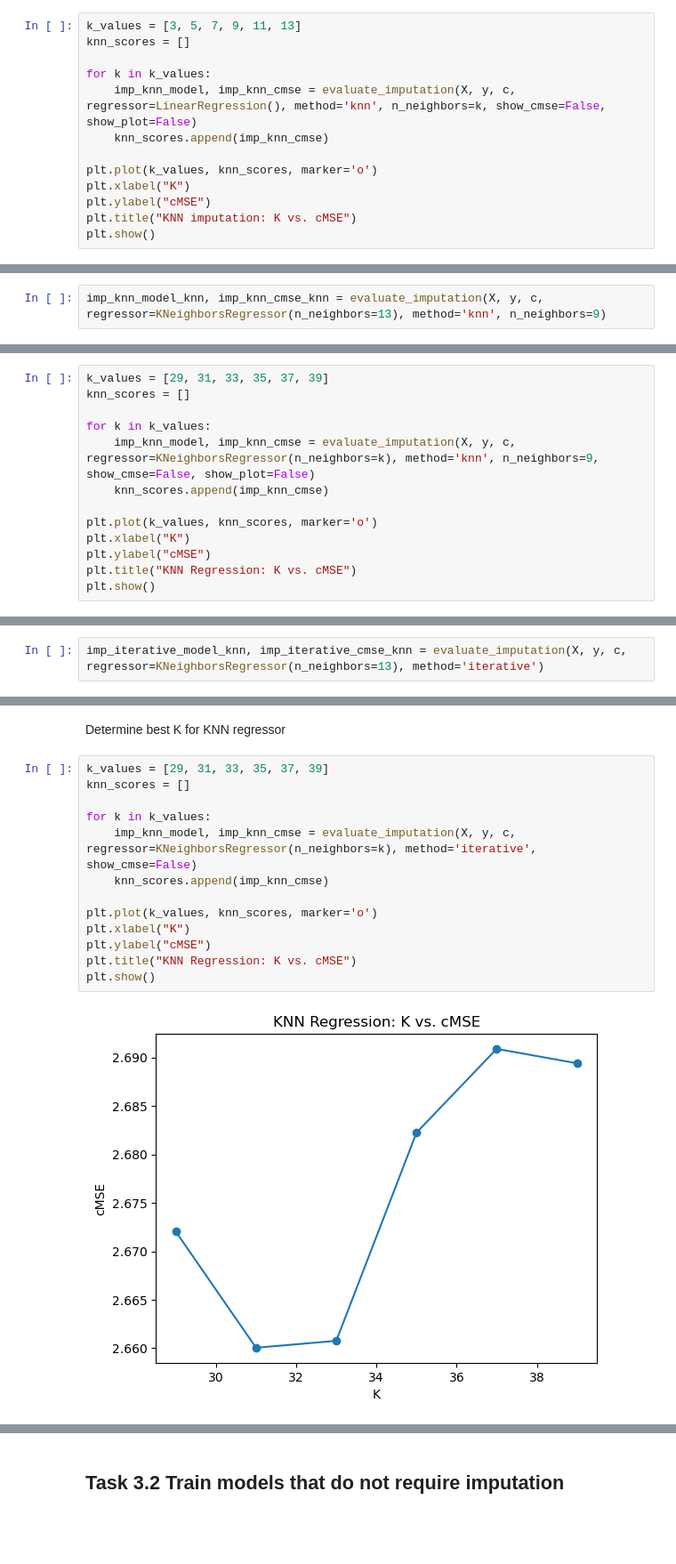
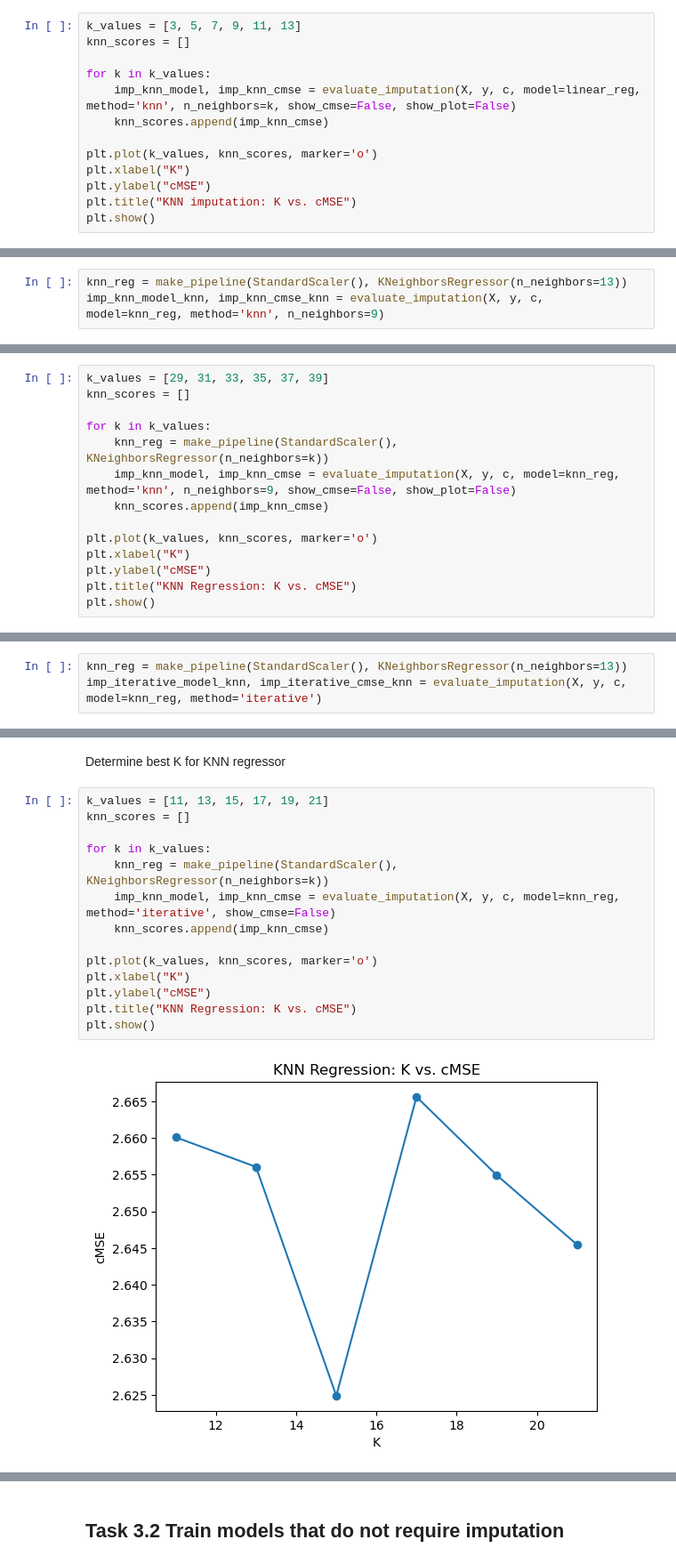
Before and after one commit to RenatoViola/AA_Assignment_2, a Jupyter notebook: Code/task_3.ipynb, the cells around one changed output, grey strips where cells are left out. Shown at 89% size. Drawn from its saved outputs; the diff is of its cells as text; blank space fills up the shorter version.

```diff
--- a/Code/task_3.ipynb
+++ b/Code/task_3.ipynb
@@ -236,7 +241,7 @@ k_values = [3, 5, 7, 9, 11, 13]
 knn_scores = []
 
 for k in k_values:
-    imp_knn_model, imp_knn_cmse = evaluate_imputation(X, y, c, regressor=LinearRegression(), method='knn', n_neighbors=k, show_cmse=False, show_plot=False)
+    imp_knn_model, imp_knn_cmse = evaluate_imputation(X, y, c, model=linear_reg, method='knn', n_neighbors=k, show_cmse=False, show_plot=False)
     knn_scores.append(imp_knn_cmse)
 
 plt.plot(k_values, knn_scores, marker='o')
@@ -258,7 +263,8 @@ Test cMSE: 2.9790357727957524
 # %% [markdown]
 K = 13
 # %%
-imp_knn_model_knn, imp_knn_cmse_knn = evaluate_imputation(X, y, c, regressor=KNeighborsRegressor(n_neighbors=13), method='knn', n_neighbors=9)
+knn_reg = make_pipeline(StandardScaler(), KNeighborsRegressor(n_neighbors=13))
+imp_knn_model_knn, imp_knn_cmse_knn = evaluate_imputation(X, y, c, model=knn_reg, method='knn', n_neighbors=9)
 # %% [output]
 CV cMSE: 2.7029838510848125
 Test cMSE: 2.9763387573964493
@@ -269,7 +275,8 @@ k_values = [29, 31, 33, 35, 37, 39]
 knn_scores = []
 
 for k in k_values:
-    imp_knn_model, imp_knn_cmse = evaluate_imputation(X, y, c, regressor=KNeighborsRegressor(n_neighbors=k), method='knn', n_neighbors=9, show_cmse=False, show_plot=False)
+    knn_reg = make_pipeline(StandardScaler(), KNeighborsRegressor(n_neighbors=k))
+    imp_knn_model, imp_knn_cmse = evaluate_imputation(X, y, c, model=knn_reg, method='knn', n_neighbors=9, show_cmse=False, show_plot=False)
     knn_scores.append(imp_knn_cmse)
 
 plt.plot(k_values, knn_scores, marker='o')
@@ -300,25 +308,27 @@ Test cMSE: 2.9327982762407196
 # %% [markdown]
 K = 13
 # %%
-imp_iterative_model_knn, imp_iterative_cmse_knn = evaluate_imputation(X, y, c, regressor=KNeighborsRegressor(n_neighbors=13), method='iterative')
+knn_reg = make_pipeline(StandardScaler(), KNeighborsRegressor(n_neighbors=13))
+imp_iterative_model_knn, imp_iterative_cmse_knn = evaluate_imputation(X, y, c, model=knn_reg, method='iterative')
 # %% [output]
 CV cMSE: 2.656064780571992
 Test cMSE: 3.1494489644970414
 # %% [markdown]
 Determine best K for KNN regressor
 # %%
-k_values = [29, 31, 33, 35, 37, 39]
+k_values = [11, 13, 15, 17, 19, 21]
 knn_scores = []
 
 for k in k_values:
-    imp_knn_model, imp_knn_cmse = evaluate_imputation(X, y, c, regressor=KNeighborsRegressor(n_neighbors=k), method='iterative', show_cmse=False)
+    knn_reg = make_pipeline(StandardScaler(), KNeighborsRegressor(n_neighbors=k))
+    imp_knn_model, imp_knn_cmse = evaluate_imputation(X, y, c, model=knn_reg, method='iterative', show_cmse=False)
     knn_scores.append(imp_knn_cmse)
 
 plt.plot(k_values, knn_scores, marker='o')
 plt.xlabel("K")
 plt.ylabel("cMSE")
 plt.title("KNN Regression: K vs. cMSE")
 plt.show()
 # %% [output]
-[figure, old version]
+[figure, new version]
 # %% [markdown]
```
Also changed, not shown: parts of 102 cells of this notebook, 2 other files.
